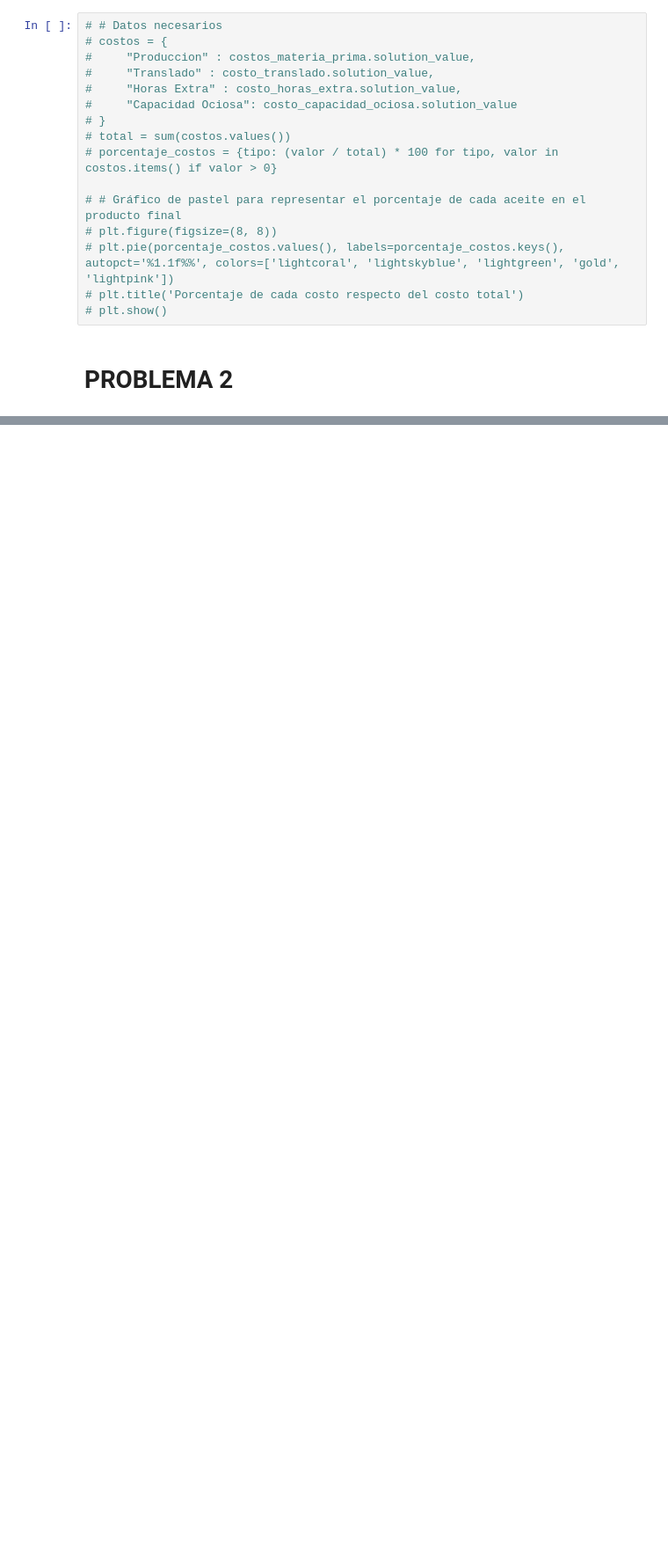
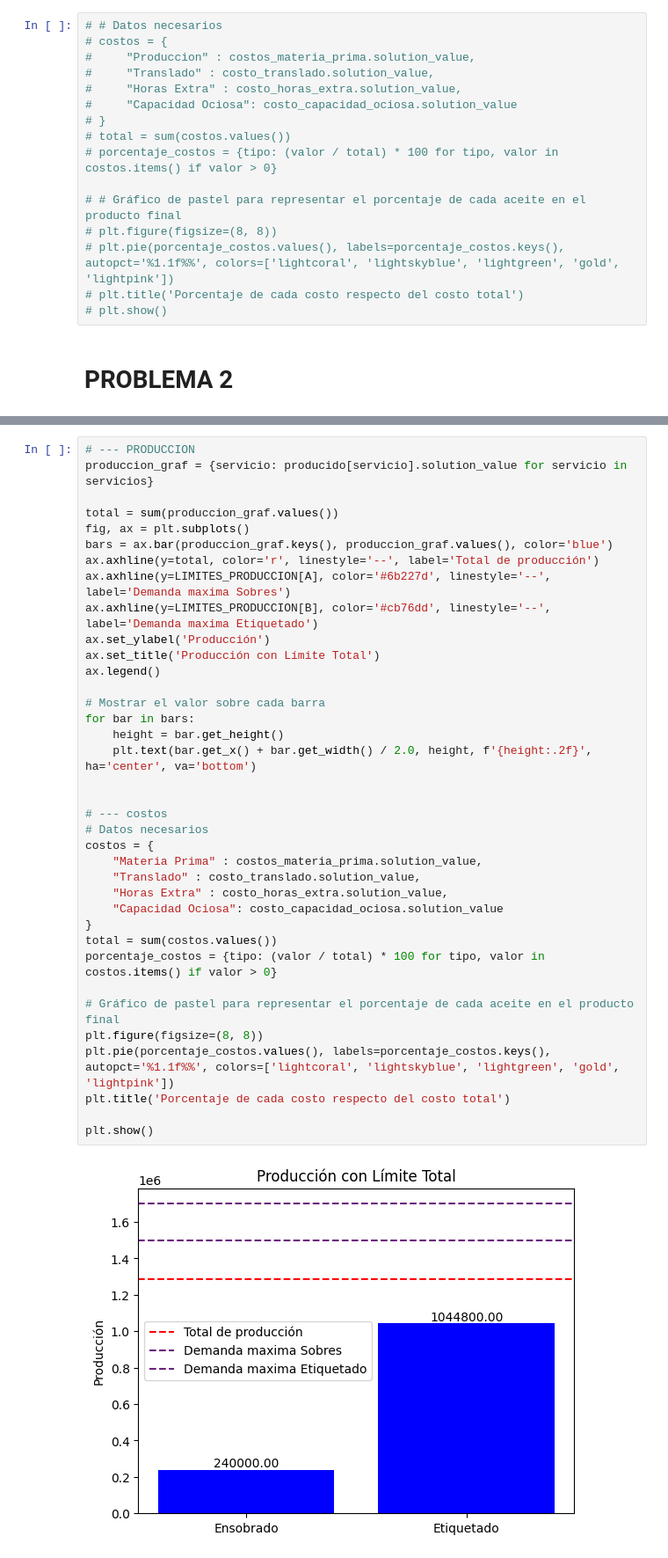
Before and after one commit to santiagojorda/FIUBA-modelos-y-optimizacion-tpg, a Jupyter notebook: TP/TP.ipynb, the cells around one changed output, grey strips where cells are left out. Shown at 88% size. Cells and saved outputs as stored; diff of their text form; blank space fills up the shorter version.

```diff
--- a/TP/TP.ipynb
+++ b/TP/TP.ipynb
@@ -326,0 +521,39 @@ BENEFICIO:
+# %%
+# --- PRODUCCION
+produccion_graf = {servicio: producido[servicio].solution_value for servicio in servicios}
+
+total = sum(produccion_graf.values())
+fig, ax = plt.subplots()
+bars = ax.bar(produccion_graf.keys(), produccion_graf.values(), color='blue')
+ax.axhline(y=total, color='r', linestyle='--', label='Total de producción')
+ax.axhline(y=LIMITES_PRODUCCION[A], color='#6b227d', linestyle='--', label='Demanda maxima Sobres')
+ax.axhline(y=LIMITES_PRODUCCION[B], color='#cb76dd', linestyle='--', label='Demanda maxima Etiquetado')
+ax.set_ylabel('Producción')
+ax.set_title('Producción con Límite Total')
+ax.legend()
+
+# Mostrar el valor sobre cada barra
+for bar in bars:
+    height = bar.get_height()
+    plt.text(bar.get_x() + bar.get_width() / 2.0, height, f'{height:.2f}', ha='center', va='bottom')
+
+
+# --- costos
+# Datos necesarios
+costos = {
+    "Materia Prima" : costos_materia_prima.solution_value,
+    "Translado" : costo_translado.solution_value,
+    "Horas Extra" : costo_horas_extra.solution_value,
+    "Capacidad Ociosa": costo_capacidad_ociosa.solution_value
+}
+total = sum(costos.values())
+porcentaje_costos = {tipo: (valor / total) * 100 for tipo, valor in costos.items() if valor > 0}
+
+# Gráfico de pastel para representar el porcentaje de cada aceite en el producto final
+plt.figure(figsize=(8, 8))
+plt.pie(porcentaje_costos.values(), labels=porcentaje_costos.keys(), autopct='%1.1f%%', colors=['lightcoral', 'lightskyblue', 'lightgreen', 'gold', 'lightpink'])
+plt.title('Porcentaje de cada costo respecto del costo total')
+
+plt.show()
+# %% [output]
+[figure, added]
```
Also changed, not shown: parts of 8 cells of this notebook.
